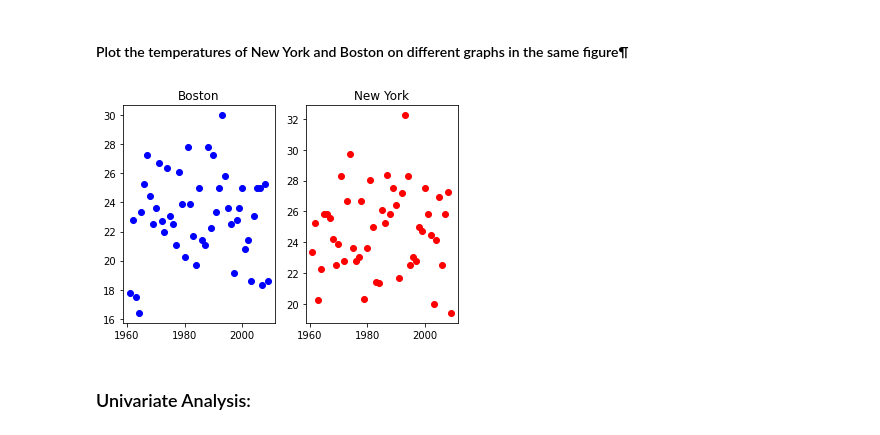
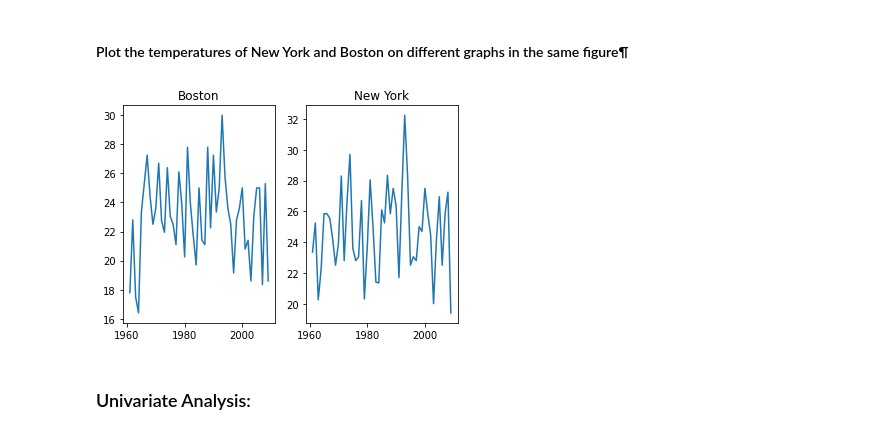
Before and after one commit to anaaparamesh/Week1_Public, a Jupyter notebook: Notebooks/02_Pandas_and_Matplotlib/Matplotlib_Exercise.ipynb, the cells around one changed output. Saved outputs shown, nothing was run; the diff lists cells and outputs as text; code cells hidden in the pictures.

Commit message:
took away dots

```diff
--- a/Notebooks/02_Pandas_and_Matplotlib/Matplotlib_Exercise.ipynb
+++ b/Notebooks/02_Pandas_and_Matplotlib/Matplotlib_Exercise.ipynb
@@ -56,18 +56,19 @@ plt.show()
 #### Plot the temperatures of New York and Boston on different graphs in the same figure¶
 # %%
 ## YOUR CODE HERE
+#took dots away
 plt.subplot(1,2,1) # 1 row, 2 columns, select subaxes number 1
 # Pass multiple numpy arrays as arguments to plt.plot
-plt.plot(x, y_boston, 'bo')
+plt.plot(x, y_boston,)
 plt.title("Boston")
 
 plt.subplot(1,2,2)  # 1 row, 2 columns, figure number 2
-plt.plot(x, y_new_york, 'ro')  # formatting: b:blue o:circle
+plt.plot(x, y_new_york,)  # formatting: b:blue o:circle
 plt.title("New York")
 
 plt.show()
 # %% [output]
-[figure, old version]
+[figure, new version]
 # %% [markdown]
 ### Univariate Analysis:
 # %%
```
